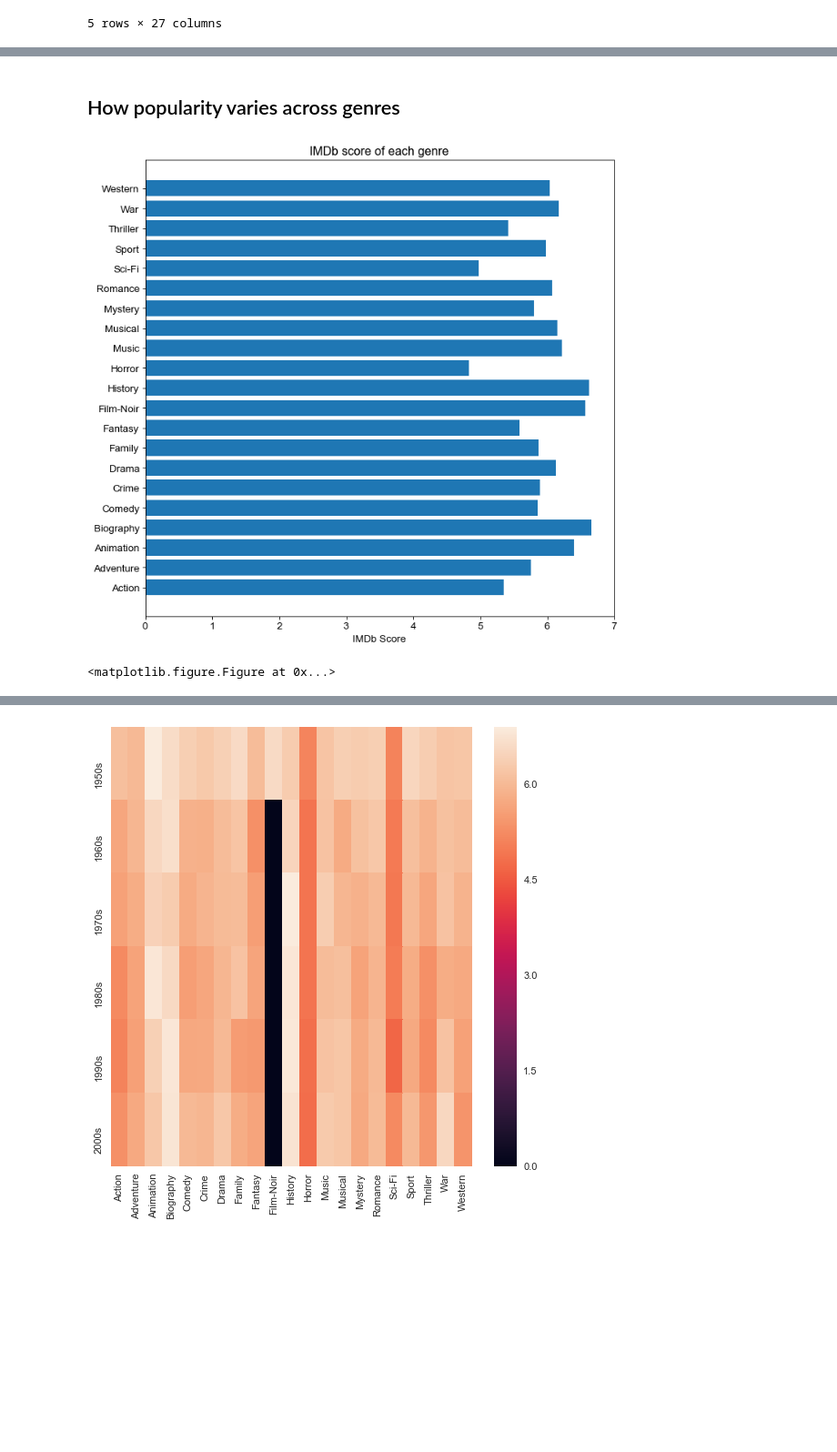
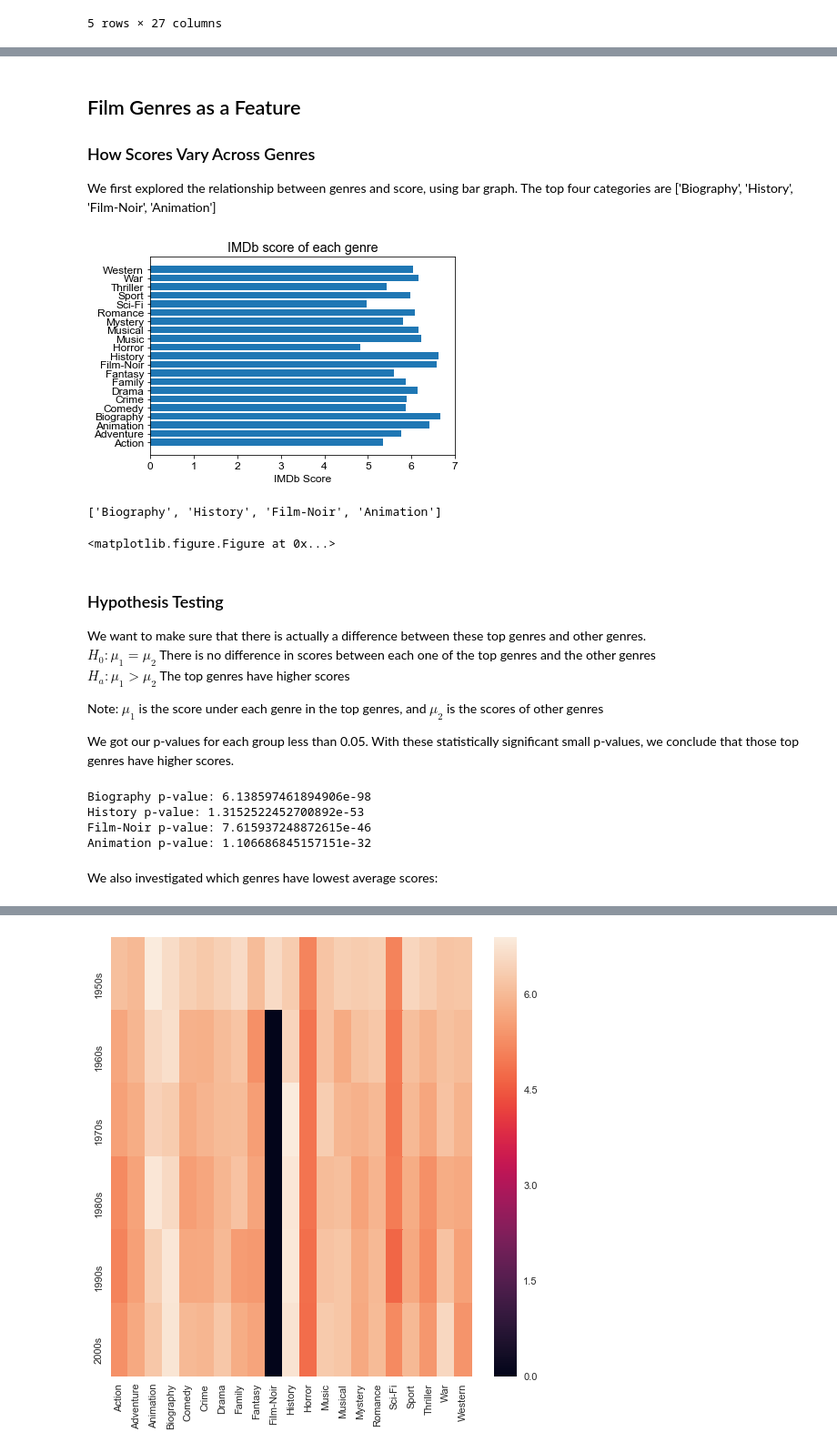
Before and after one commit to euyniy/Practical-Data-Science-Project, a Jupyter notebook: Analysis.ipynb, the cells around one changed output, grey strips where cells are left out. Shown at 91% size. Cells and saved outputs as stored; diff of their text form; code cells hidden in the pictures; blank space fills up the shorter version.

```diff
--- a/Analysis.ipynb
+++ b/Analysis.ipynb
@@ -149,7 +147,5 @@ df1 = pd.read_pickle("mov-1.pkl")
 df2 = pd.read_pickle("mov-2.pkl")
 df3 = pd.read_pickle("mov-3.pkl")
 movie_df = pd.concat([df1,df2, df3]).drop_duplicates().reset_index(drop=True)
-movie_df = movie_df[movie_df[movie_df.columns[6:]].sum(axis = 1) != 0]
-movie_df = movie_df[movie_df['Year'] <= 2010]
-movie_df.head()
+movie_df.shape
 # %% [output]
@@ -204,6 +206,7 @@ from collections import deque
 def get_values(df):
     v = []
     R = []
+    # loop through genres
     for genre in df.columns[6:-1]:
         v1 = sum(df[df[genre] == 1]['Votes'])
         r1 = np.mean(df[df[genre] == 1]['Rating'])
@@ -212,12 +215,22 @@ def get_values(df):
     m = np.mean(df['Votes'])
     C = np.mean(df['Rating'])
     return np.asarray(R), np.asarray(v), m, C
+
 def true_bayesian_estimate(df):
+    '''
+        df: movie data frame
+        return: the scores for each genre movie average score in the dataframe(the movie)
+    '''
     R, v, m, C = get_values(df)
     return (v/(v+m))*R + (m/(v+m))*C
+
 def true_bayesian_estimate_1(df):
+    '''
+        df: movie data frame
+        return: the scores for each row in the dataframe(the movie)
+    '''
     R = df["Rating"]
     v = df["Votes"]
-    m = v.quantile([.25, .5, .75])[0.25]
+    m = v.quantile([.25, .5, .75])[0.25] #the first quantile for number of votes
     C = (R).mean()
     return (v/(v+m))*R + (m/(v+m))*C
@@ -256,7 +255,5 @@ movie_df[10000:]
 # %%
-from scipy.stats import norm
-
-r = movie_df['Rating']
+r = movie_df['Score']
 r.plot(kind='hist',histtype = 'bar', align = "left",rwidth = 0.5,bins=[i*0.5 for i in range(23)], normed = True)
 x = np.linspace(r.min(), r.max(), r.shape[0])
 rv = norm(loc = np.mean(r), scale = np.std(r))
@@ -269,16 +263,0 @@ From the dirstribution of the ratings. We found the ratings centered around 6
-# %%
-i = 0
-fig=plt.figure(figsize=(18, 16), dpi= 80, facecolor='w', edgecolor='k')
-for col in dfs:
-    ax = plt.subplot2grid((3,2), (i//2, i%2))
-    i = i + 1
-    r = col['Rating']
-    ax.hist(r, histtype = 'bar', align = "left",rwidth = 0.5,bins=[i*0.5 for i in range(23)], normed=True)
-    plt.xlabel("Rating")
-    plt.ylabel("Density")
-    plt.title("IMDb ratings of "+ str(1940+i*10)+"s")
-    x = np.linspace(r.min(), r.max(), r.shape[0])
-
-    rv = norm(loc = np.mean(r), scale = np.std(r))
-    ax.plot(x, rv.pdf(x), 'r-', lw=5, alpha=0.6, label='norm pdf')
-plt.show()
@@ -295,20 +264,49 @@ Where:
-# %% [markdown]
-## How popularity varies across genres
+# %% [markdown]
+## Film Genres as a Feature
+### How Scores Vary Across Genres
+We first explored the relationship between genres and score, using bar graph.
+The top four categories are ['Biography', 'History', 'Film-Noir', 'Animation']
 # %%
 y = true_bayesian_estimate(movie_df)
 font = {'family' : 'Arial',
         'size'   : 12}
 matplotlib.rc('font', **font)
 labels = list(movie_df.columns[6:-1])
 labels = [x.replace('Genre_','') for x in labels]
-fig=plt.figure(figsize=(10, 10), dpi= 80, facecolor='w', edgecolor='k')
 y = np.nan_to_num(y)
 plt.barh(labels, y)
 plt.xlabel('IMDb Score')
 plt.title("IMDb score of each genre")
 plt.show()
 plt.savefig('scorevsgenre.png')
+indx = (-y).argsort()[:4]
+top_genres = [labels[i] for i in indx ]
+top_genres
 # %% [output]
-[figure, old version]
+[figure, new version]
-<matplotlib.figure.Figure at 0x...>
+['Biography', 'History', 'Film-Noir', 'Animation']
+<matplotlib.figure.Figure at 0x...>
+# %% [markdown]
+### Hypothesis Testing
+
+We want to make sure that there is actually a difference between these top genres and other genres.
+ $H_0: \mu_1 = \mu_2$ There is no difference in scores between each one of the top genres and the other genres
+ $H_a: \mu_1 > \mu_2$ The top genres have higher scores
+
+Note: $\mu_1$ is the score under each genre in the top genres, and $\mu_2$ is the scores of other genres
+
+We got our p-values for each group less than 0.05. With these statistically significant small p-values, we conclude that those top genres have higher scores.
+# %%
+for i in range(len(top_genres)):
+    a = movie_df[movie_df[''.join(['Genre_' ,top_genres[i]])] == 1]["Score"]
+    b = movie_df[movie_df[''.join(['Genre_' ,top_genres[i]])] == 0]["Score"]
+    t2, p2 = st.ttest_ind(a,b)
+    print(top_genres[i] + " p-value: " + str(p2))
+# %% [output]
+Biography p-value: 6.138597461894906e-98
+History p-value: 1.3152522452700892e-53
+Film-Noir p-value: 7.615937248872615e-46
+Animation p-value: 1.106686845157151e-32
+# %% [markdown]
+We also investigated which genres have lowest average scores:
 # %%
```
Also changed, not shown: parts of 65 cells of this notebook.
